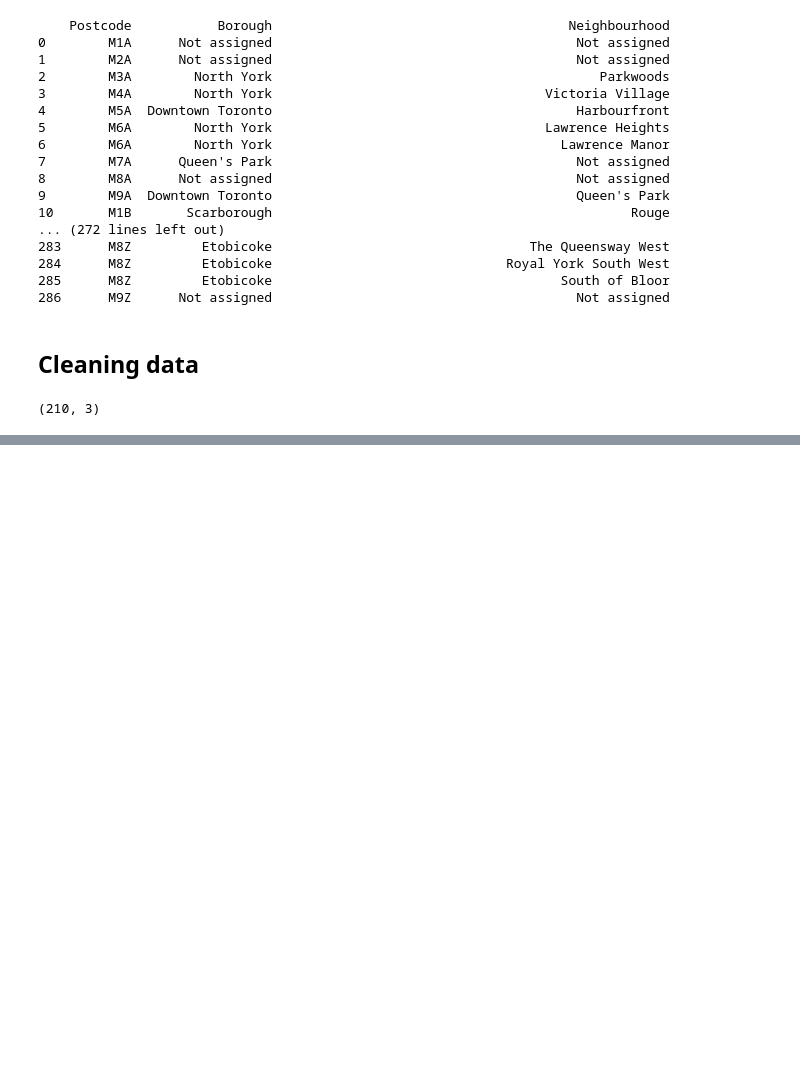
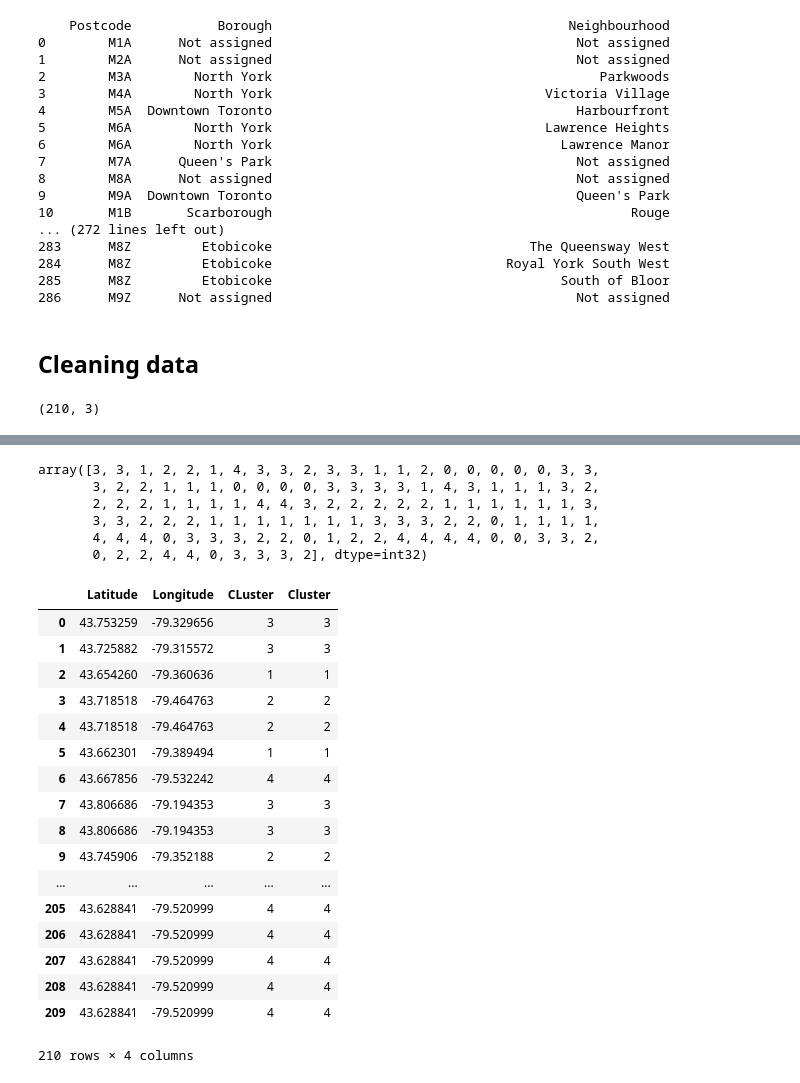
Before and after one commit to cgnschuec/Coursera_Capstone, a Jupyter notebook: IBM Course Notebook - Data Capstone.ipynb, the cells around one changed output, grey strips where cells are left out. Saved outputs shown, nothing was run; the diff lists cells and outputs as text; code cells hidden in the pictures; blank space fills up the shorter version.

```diff
--- a/IBM Course Notebook - Data Capstone.ipynb
+++ b/IBM Course Notebook - Data Capstone.ipynb
@@ -70,0 +205,5 @@ df.shape
+# %%
+
+df_clust = df.drop('Neighbourhood', 1)
+df_clust = df_clust.drop('Borough', 1)
+df_clust = df_clust.drop('Postcode', 1)
@@ -70,0 +231,41 @@ df.shape
+# %%
+# set number of clusters
+kclusters = 5
+
+# run k-means clustering
+kmeans = KMeans(n_clusters=kclusters, random_state=0).fit(df_clust)
+# %%
+# check cluster labels generated for each row in the dataframe
+kmeans.labels_[0:120]
+# %% [output]
+array([3, 3, 1, 2, 2, 1, 4, 3, 3, 2, 3, 3, 1, 1, 2, 0, 0, 0, 0, 0, 3, 3,
+       3, 2, 2, 1, 1, 1, 0, 0, 0, 0, 3, 3, 3, 3, 1, 4, 3, 1, 1, 1, 3, 2,
+       2, 2, 2, 1, 1, 1, 1, 4, 4, 3, 2, 2, 2, 2, 2, 1, 1, 1, 1, 1, 1, 3,
+       3, 3, 2, 2, 2, 1, 1, 1, 1, 1, 1, 1, 3, 3, 3, 2, 2, 0, 1, 1, 1, 1,
+       4, 4, 4, 0, 3, 3, 3, 2, 2, 0, 1, 2, 2, 4, 4, 4, 4, 0, 0, 3, 3, 2,
+       0, 2, 2, 4, 4, 0, 3, 3, 3, 2], dtype=int32)
+# %%
+cluster=kmeans.labels_[0:210]
+# %%
+df_clust['Cluster']=cluster
+# %%
+df_clust
+# %% [output]
+|  | Latitude | Longitude | CLuster | Cluster |
+| 0 | 43.753259 | -79.329656 | 3 | 3 |
+| 1 | 43.725882 | -79.315572 | 3 | 3 |
+| 2 | 43.654260 | -79.360636 | 1 | 1 |
+| 3 | 43.718518 | -79.464763 | 2 | 2 |
+| 4 | 43.718518 | -79.464763 | 2 | 2 |
+| 5 | 43.662301 | -79.389494 | 1 | 1 |
+| 6 | 43.667856 | -79.532242 | 4 | 4 |
+| 7 | 43.806686 | -79.194353 | 3 | 3 |
+| 8 | 43.806686 | -79.194353 | 3 | 3 |
+| 9 | 43.745906 | -79.352188 | 2 | 2 |
+| ... | ... | ... | ... | ... |
+| 205 | 43.628841 | -79.520999 | 4 | 4 |
+| 206 | 43.628841 | -79.520999 | 4 | 4 |
+| 207 | 43.628841 | -79.520999 | 4 | 4 |
+| 208 | 43.628841 | -79.520999 | 4 | 4 |
+| 209 | 43.628841 | -79.520999 | 4 | 4 |
+210 rows × 4 columns
```
Also changed, not shown: parts of 14 cells of this notebook.
